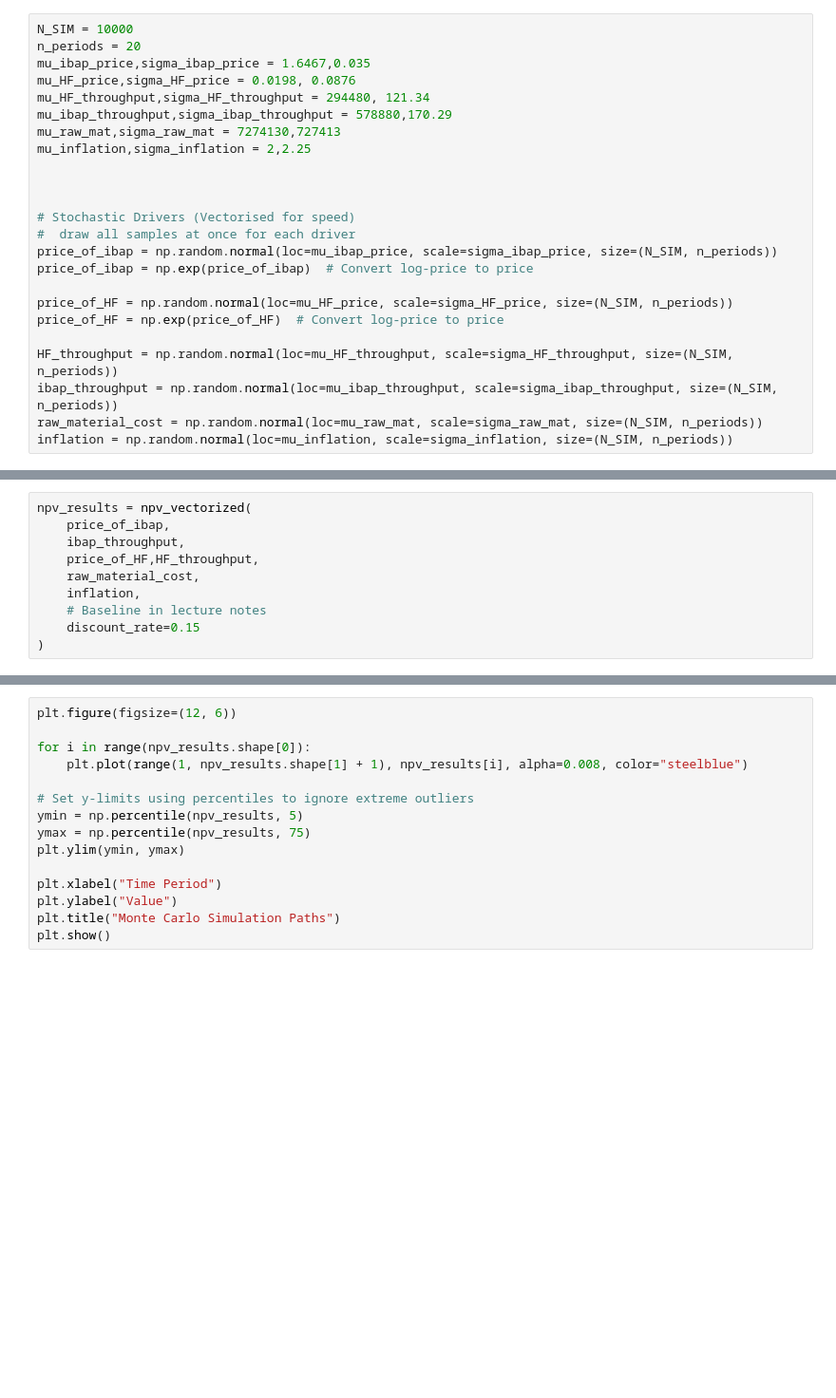
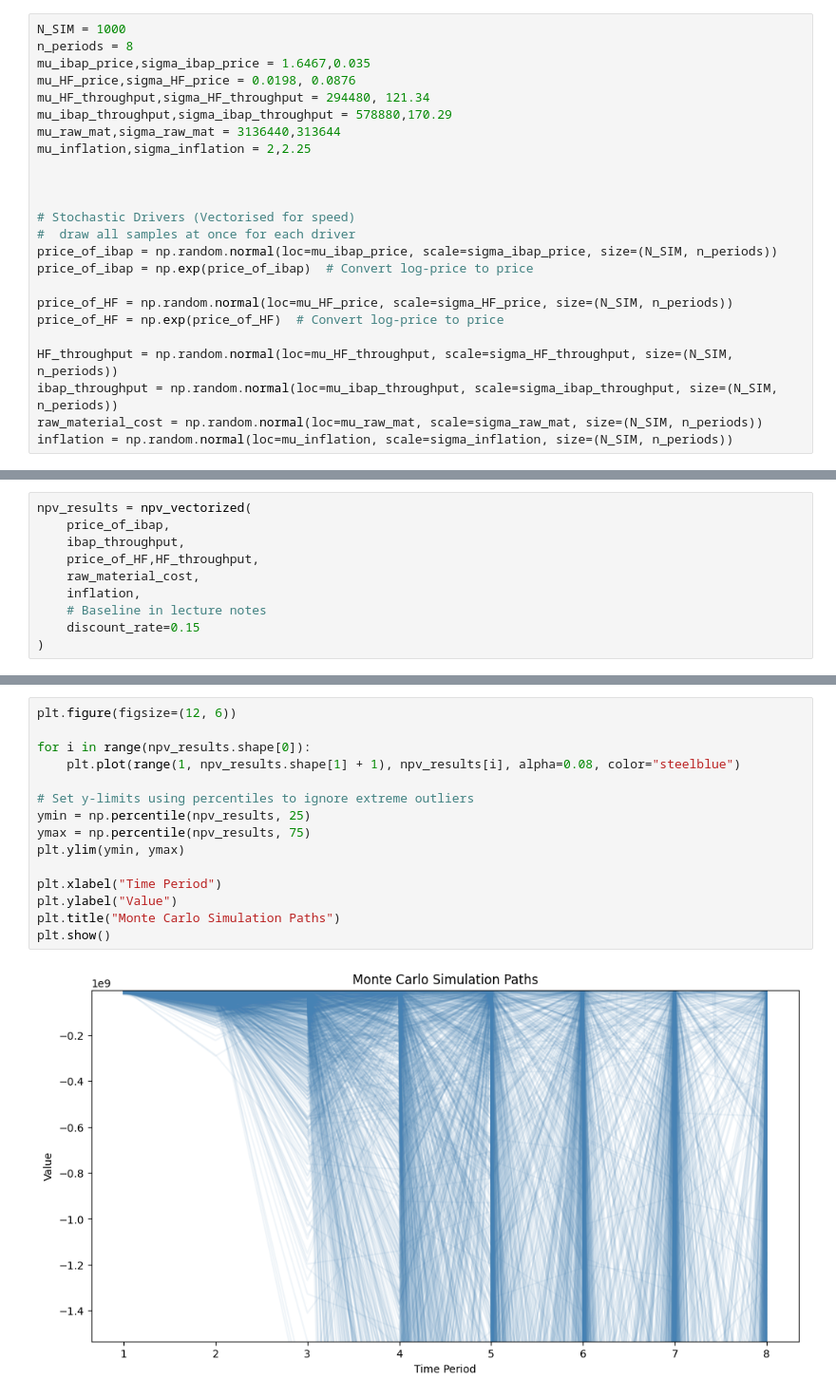
Before and after one commit to Spike-Chan-38/NUS-CN4119-Final-Year-Project-2026, a Jupyter notebook: monte_carlo.ipynb, the cells around one changed output, grey strips where cells are left out. Shown at 95% size. Drawn from its saved outputs; the diff is of its cells as text; blank space fills up the shorter version.

```diff
--- a/monte_carlo.ipynb
+++ b/monte_carlo.ipynb
@@ -4,13 +4,13 @@ import pandas as pd
 import matplotlib.pyplot as plt
 import math
 # %%
-N_SIM = 10000
-n_periods = 20
+N_SIM = 1000
+n_periods = 8
 mu_ibap_price,sigma_ibap_price = 1.6467,0.035
 mu_HF_price,sigma_HF_price = 0.0198, 0.0876
 mu_HF_throughput,sigma_HF_throughput = 294480, 121.34
 mu_ibap_throughput,sigma_ibap_throughput = 578880,170.29
-mu_raw_mat,sigma_raw_mat = 7274130,727413
+mu_raw_mat,sigma_raw_mat = 3136440,313644
 mu_inflation,sigma_inflation = 2,2.25
 
 
@@ -91,15 +79,17 @@ array([[-5.54318307e+06, -1.85226652e+08, -6.31353014e+08,
 # %%
 plt.figure(figsize=(12, 6))
 
 for i in range(npv_results.shape[0]):
-    plt.plot(range(1, npv_results.shape[1] + 1), npv_results[i], alpha=0.008, color="steelblue")
+    plt.plot(range(1, npv_results.shape[1] + 1), npv_results[i], alpha=0.08, color="steelblue")
 
 # Set y-limits using percentiles to ignore extreme outliers
-ymin = np.percentile(npv_results, 5)
+ymin = np.percentile(npv_results, 25)
 ymax = np.percentile(npv_results, 75)
 plt.ylim(ymin, ymax)
 
 plt.xlabel("Time Period")
 plt.ylabel("Value")
 plt.title("Monte Carlo Simulation Paths")
 plt.show()
+# %% [output]
+[figure, added]
```
Also changed, not shown: parts of 8 cells of this notebook, 1 other file.
